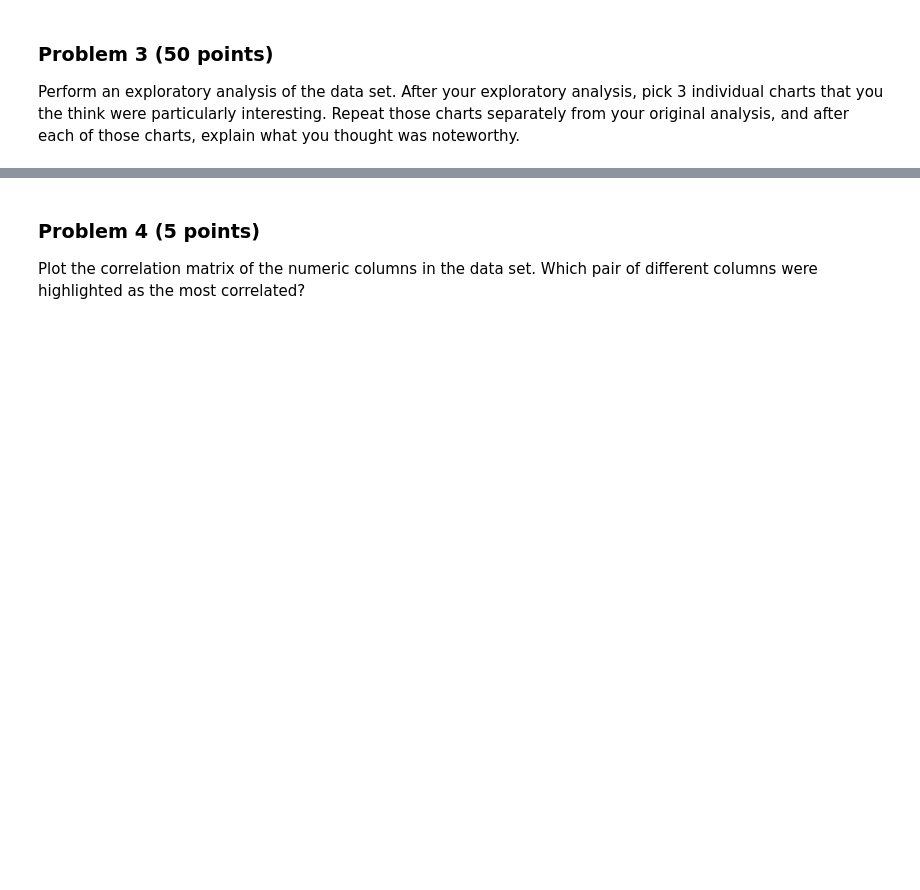
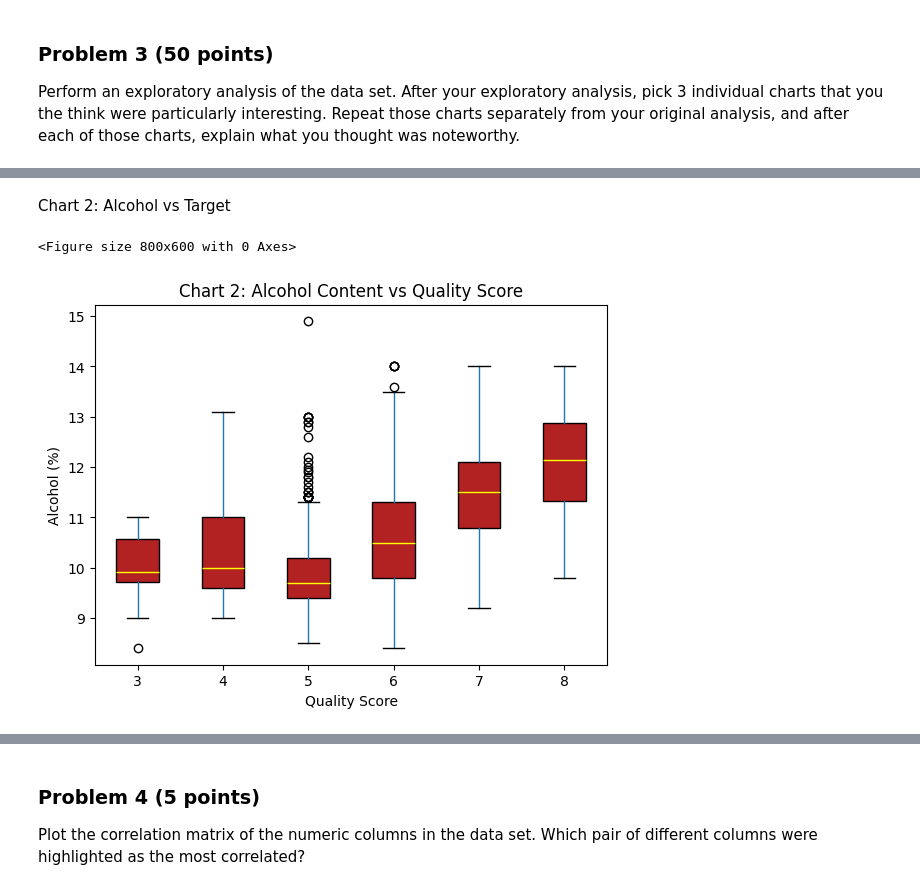
Before and after one commit to kronenflex/homeworks_mds_DX_602, a Jupyter notebook: homework12/project.ipynb, the cells around one changed output, grey strips where cells are left out. Cells and saved outputs as stored; diff of their text form; code cells hidden in the pictures; blank space fills up the shorter version.

```diff
--- a/homework12/project.ipynb
+++ b/homework12/project.ipynb
@@ -92,0 +201,15 @@ YOUR ANSWERS HERE
+# %% [markdown]
+Chart 2: Alcohol vs Target
+# %%
+plt.figure(figsize=(8, 6))
+df.boxplot(column='alcohol', by='target', grid=False, patch_artist=True,
+boxprops=dict(facecolor='firebrick', color='black'),
+medianprops=dict(color='yellow'))
+plt.title("Chart 2: Alcohol Content vs Quality Score")
+plt.suptitle("") # Remove default pandas subtitle
+plt.xlabel("Quality Score")
+plt.ylabel("Alcohol (%)")
+plt.show()
+# %% [output]
+<Figure size 800x600 with 0 Axes>
+[figure, added]
```
Also changed, not shown: parts of 33 cells of this notebook.
